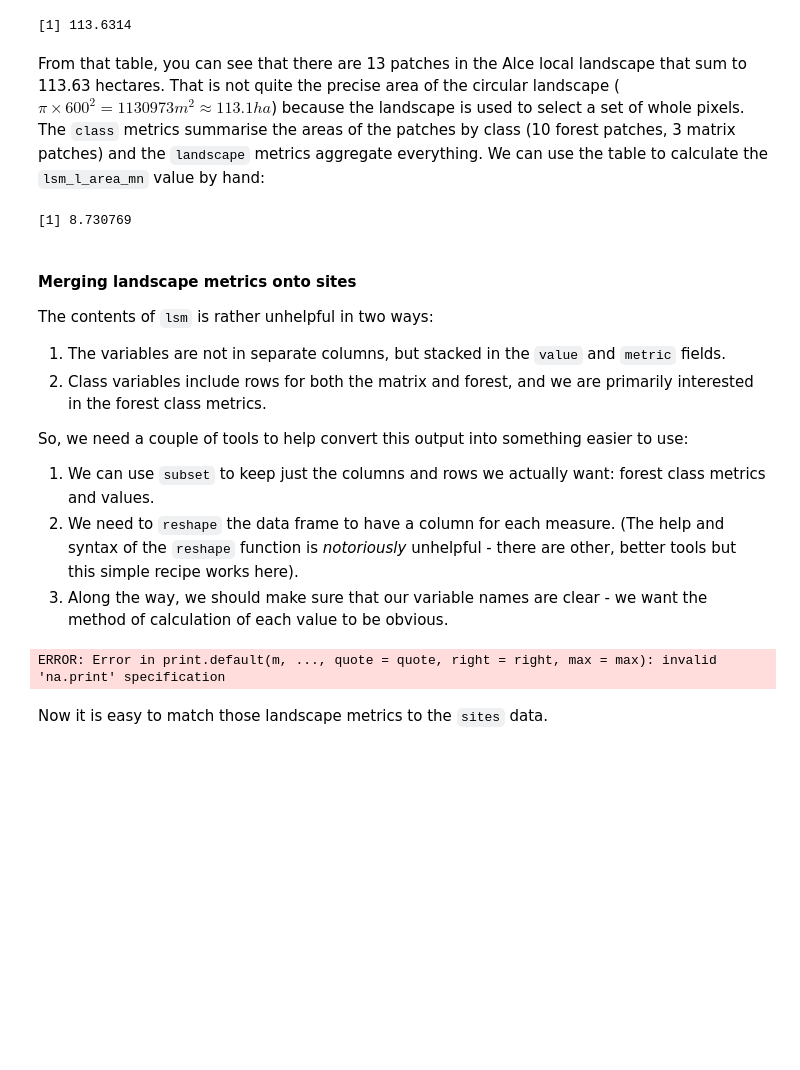
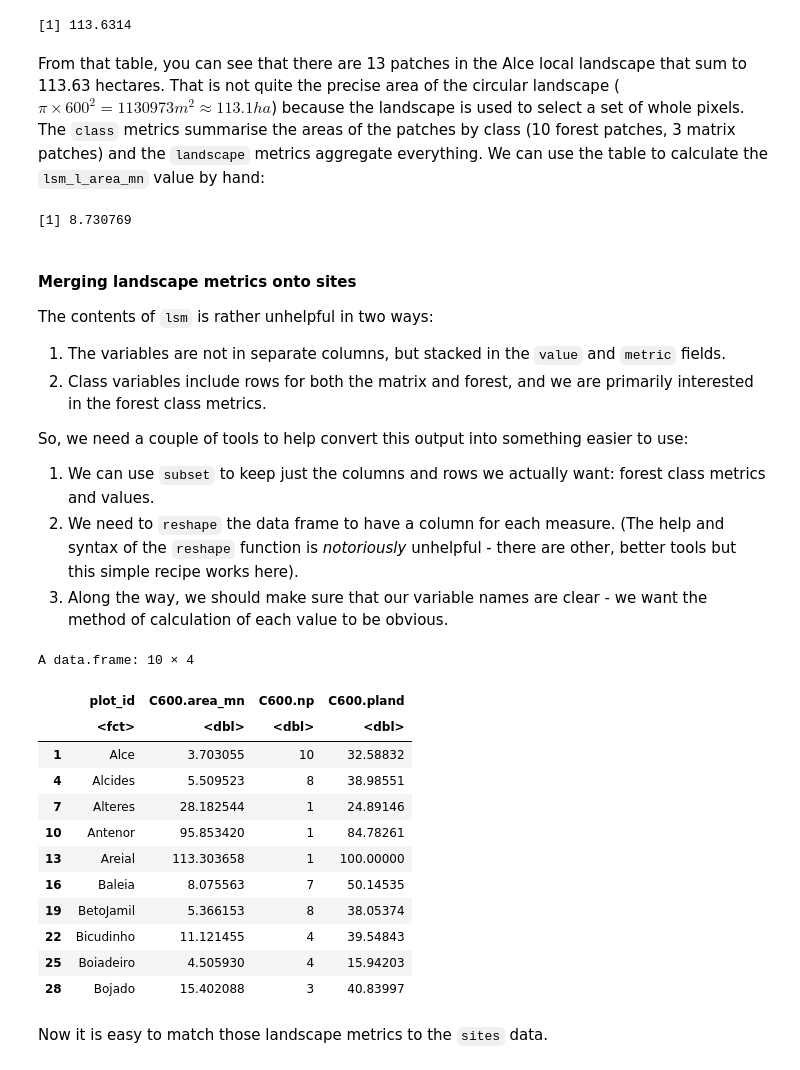
Before and after one commit to davidorme/Masters_GIS, a Jupyter notebook: _sources/practical_4/LEC_week_myst.ipynb, the cells around one changed output. Cells and saved outputs as stored; diff of their text form; code cells hidden in the pictures; blank space fills up the shorter version.

```diff
--- a/_sources/practical_4/LEC_week_myst.ipynb
+++ b/_sources/practical_4/LEC_week_myst.ipynb
@@ -297,7 +388,13 @@ sum(alce$value[alce$metric == 'area'])
 # %% [output]
 [1] 113.6314
 # %% [markdown]
-From that table, you can see that there are 13 patches in the Alce local landscape that sum to 113.63 hectares. That is not quite the precise area of the circular landscape ($\pi \times 600^2 = 1130973 m^2 \approx 113.1 ha$) because the landscape is used to select a set of whole pixels. The `class` metrics summarise the areas of the patches by class (10 forest patches, 3 matrix patches) and the `landscape` metrics aggregate everything. We can use the table to calculate the `lsm_l_area_mn` value by hand:
+From that table, you can see that there are 13 patches in the Alce local
+landscape that sum to 113.63 hectares. That is not quite the precise area of the
+circular landscape ($\pi \times 600^2 = 1130973 m^2 \approx 113.1 ha$) because
+the landscape is used to select a set of whole pixels. The `class` metrics
+summarise the areas of the patches by class (10 forest patches, 3 matrix
+patches) and the `landscape` metrics aggregate everything. We can use the table
+to calculate the `lsm_l_area_mn` value by hand:
 # %%
 # Weighted average of class patch sizes (with some rounding error)
 (25.5 * 3 + 3.7 * 10) / 13
@@ -308,30 +405,49 @@ From that table, you can see that there are 13 patches in the Alce local landsca
 
 The contents of `lsm` is rather unhelpful in two ways:
 
-1. The variables are not in separate columns, but stacked in the `value` and `metric` fields.
-2. Class variables include rows for both the matrix and forest, and we are primarily interested in the forest class metrics.
+1. The variables are not in separate columns, but stacked in the `value` and
+   `metric` fields.
+2. Class variables include rows for both the matrix and forest, and we are
+   primarily interested in the forest class metrics.
 
-So, we need a couple of tools to help convert this output into something easier to use:
+So, we need a couple of tools to help convert this output into something easier
+to use:
 
-1. We can use `subset` to keep just the columns and rows we actually want: forest class metrics and values.
-2. We need to `reshape` the data frame to have a column for each measure. (The help and syntax of the `reshape` function is *notoriously* unhelpful - there are other, better tools but this simple recipe works here).
-3. Along the way, we should make sure that our variable names are clear - we want the method of calculation of each value to be obvious.
+1. We can use `subset` to keep just the columns and rows we actually want:
+   forest class metrics and values.
+2. We need to `reshape` the data frame to have a column for each measure. (The
+   help and syntax of the `reshape` function is *notoriously* unhelpful - there
+   are other, better tools but this simple recipe works here).
+3. Along the way, we should make sure that our variable names are clear - we
+   want the method of calculation of each value to be obvious.
 # %%
 # Drop the patch data and landscape rows
 lsm_forest <- subset(lsm, level == 'class')
 # Drop down to the forest class and also reduce to the three core fields
 lsm_forest <- subset(lsm_forest, class == 1, select=c(metric, value, plot_id))
 
 # Rename the value field so that - when combined with the metric
 # name - the local landscape details are recorded
 names(lsm_forest)[2] <- 'C600'
 
 # Reshape that dataset so that each metric has its own column
 lsm_forest <- reshape(data.frame(lsm_forest), direction='wide',
                       timevar='metric', idvar='plot_id')
-print(lsm_forest, n=10)
+head(lsm_forest, n=10)
 # %% [output]
-ERROR: Error in print.default(m, ..., quote = quote, right = right, max = max): invalid 'na.print' specification
+A data.frame: 10 × 4
+|  | plot_id | C600.area_mn | C600.np | C600.pland |
+|  | <fct> | <dbl> | <dbl> | <dbl> |
+| 1 | Alce | 3.703055 | 10 | 32.58832 |
+| 4 | Alcides | 5.509523 | 8 | 38.98551 |
+| 7 | Alteres | 28.182544 | 1 | 24.89146 |
+| 10 | Antenor | 95.853420 | 1 | 84.78261 |
+| 13 | Areial | 113.303658 | 1 | 100.00000 |
+| 16 | Baleia | 8.075563 | 7 | 50.14535 |
+| 19 | BetoJamil | 5.366153 | 8 | 38.05374 |
+| 22 | Bicudinho | 11.121455 | 4 | 39.54843 |
+| 25 | Boiadeiro | 4.505930 | 4 | 15.94203 |
+| 28 | Bojado | 15.402088 | 3 | 40.83997 |
 # %% [markdown]
 Now it is easy to match those landscape metrics to the `sites` data.
 # %%
```
Also changed, not shown: parts of 42 cells of this notebook, 51 other files.
